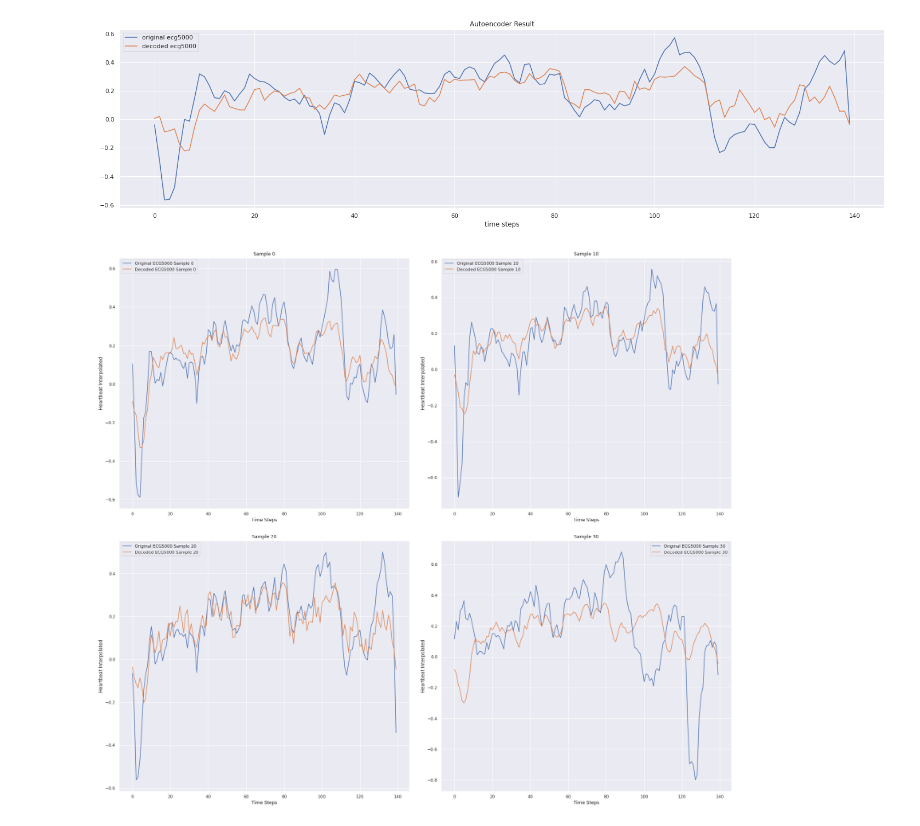
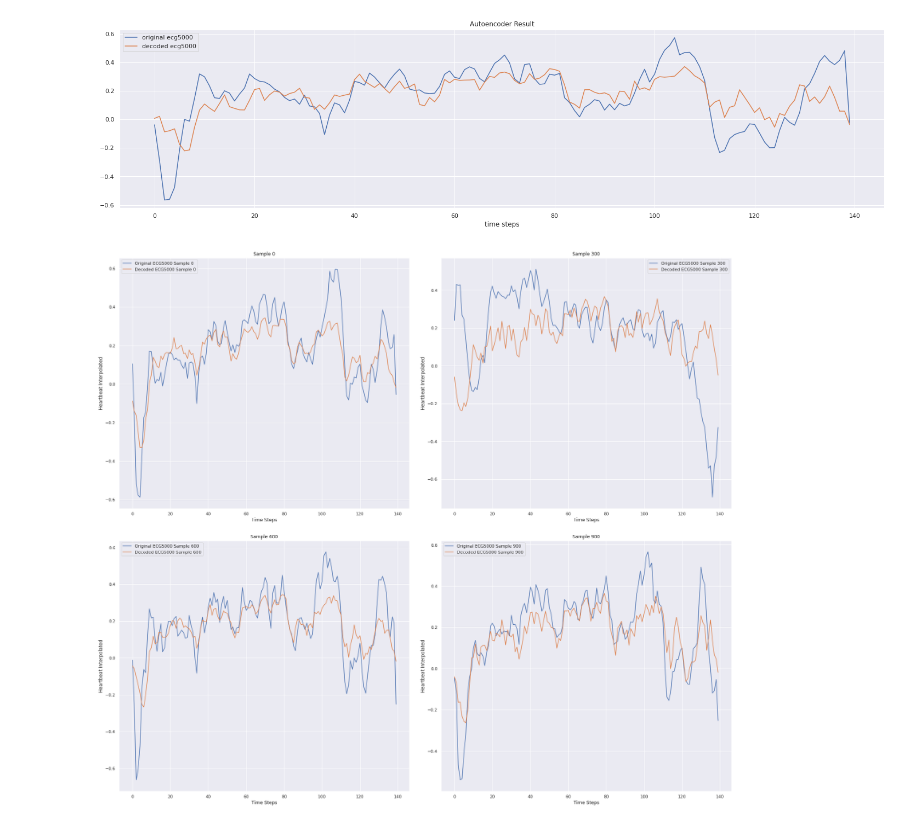
Before and after one commit to nina-prog/sem-data-analysis-VAE, a Jupyter notebook: VAE_v2.0.ipynb, the cells around one changed output. Saved outputs shown, nothing was run; the diff lists cells and outputs as text; code cells hidden in the pictures.

```diff
--- a/VAE_v2.0.ipynb
+++ b/VAE_v2.0.ipynb
@@ -481,20 +485,20 @@ plt.show()
 # %%
 ### Plot Multiple Samples
 n_rows = 2
 n_cols = 2
 
 # Size Properties and layout design for tighter representation
 fig, axs = plt.subplots(nrows = n_rows, ncols = n_cols, figsize=(23,20))
 fig.tight_layout(w_pad=4, h_pad = 5)
 
 # Subplotting
 i = 0
 for row in range(n_rows):
   for col in range(n_cols):
     axs[row, col].plot(new_x_train[i])
     axs[row, col].plot(new_decoded_ecg5000[i])
     axs[row, col].legend(["Original ECG5000 Sample {}".format(i), "Decoded ECG5000 Sample {}".format(i)])
     axs[row, col].set(xlabel = "Time Steps", ylabel = "Heartbeat Interpolated", title = "Sample {}".format(i))
-    i = i + 10
+    i = i + 300
 # %% [output]
-[figure, old version]
+[figure, new version]
```
Also changed, not shown: parts of 2 cells of this notebook.
